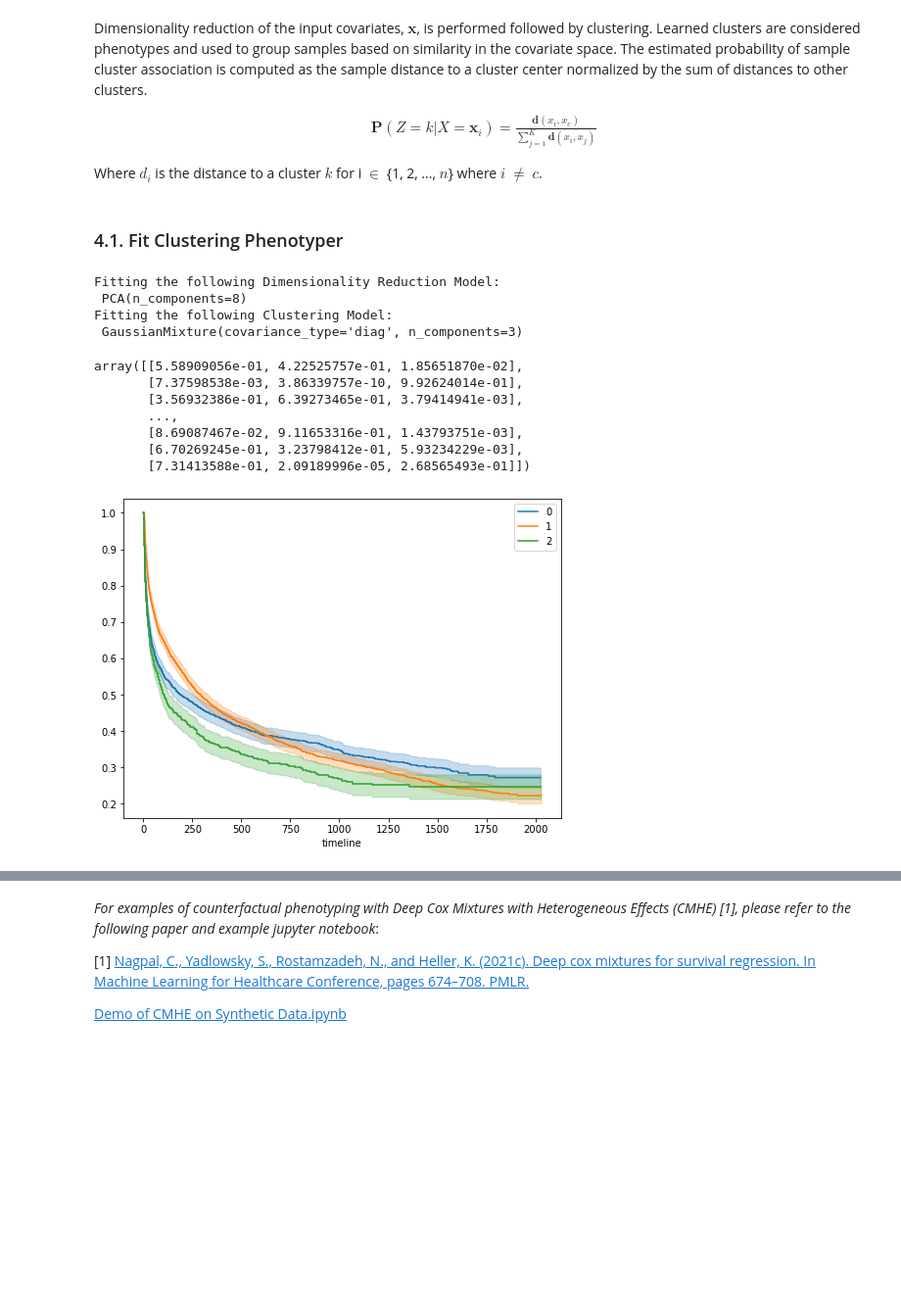
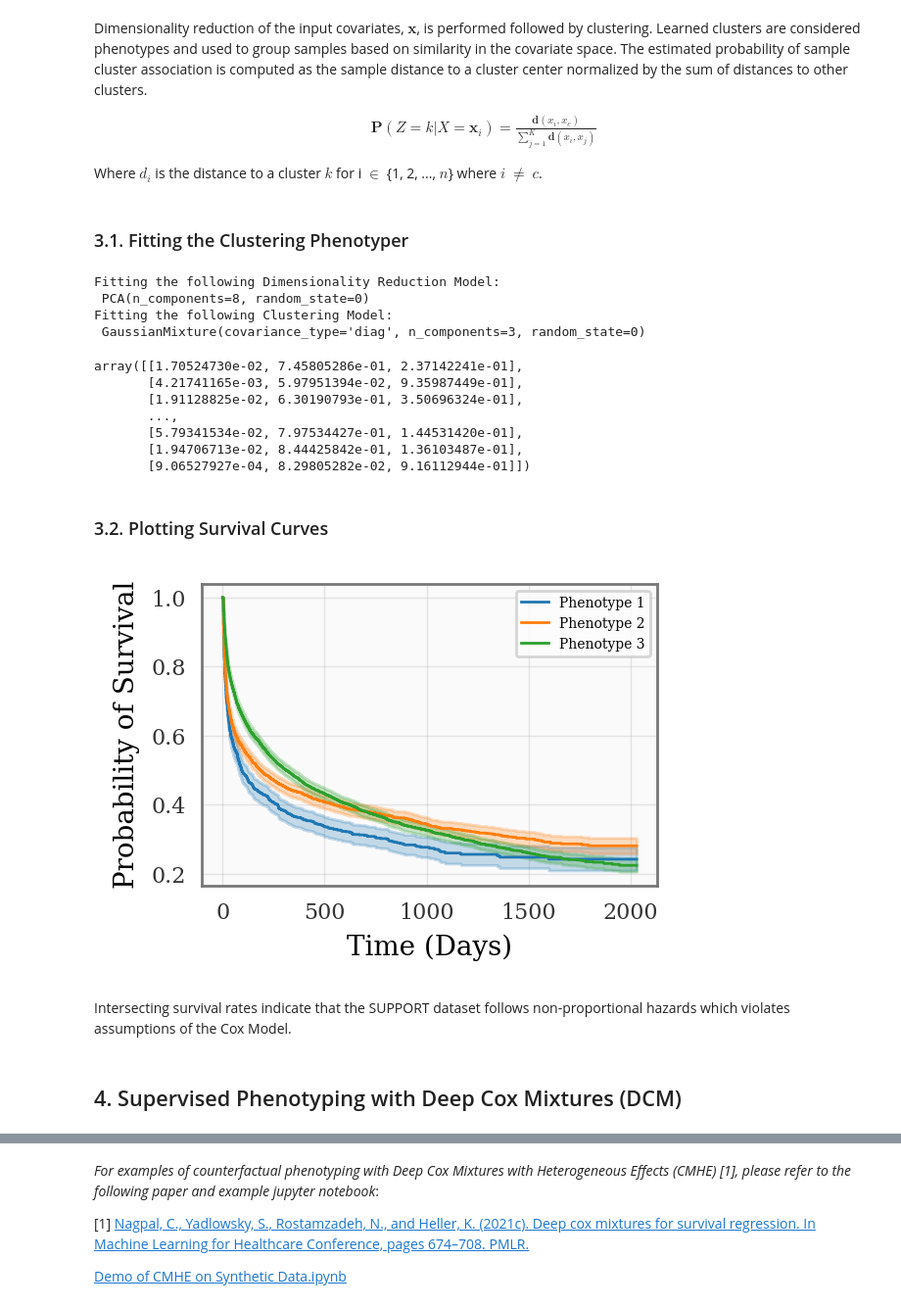
Before and after one commit to autonlab/auton-survival, a Jupyter notebook: examples/Phenotyping Censored Time-to-Events.ipynb, the cells around one changed output, grey strips where cells are left out. Shown at 98% size. Cells and saved outputs as stored; diff of their text form; code cells hidden in the pictures; blank space fills up the shorter version.

```diff
--- a/examples/Phenotyping Censored Time-to-Events.ipynb
+++ b/examples/Phenotyping Censored Time-to-Events.ipynb
@@ -99,21 +98,16 @@ display(outcomes.head(5))
+# %%
+from auton_survival.preprocessing import Preprocessor
+
+preprocessor = Preprocessor(cat_feat_strat='ignore', num_feat_strat= 'mean')
+x = preprocessor.fit_transform(features, cat_feats=cat_feats, num_feats=num_feats,
+                                one_hot=True, fill_value=-1)
 # %%
-# Split the synthetic data into training and testing data
 import numpy as np
 from sklearn.model_selection import train_test_split
 
-features_tr, features_te, y_tr, y_te = train_test_split(features, outcomes, test_size=0.2, random_state=1)
+# Split the data into train and test sets
+x_tr, x_te, y_tr, y_te = train_test_split(x, outcomes, test_size=0.2, random_state=1)
 
-features_tr, features_val, y_tr, y_val = train_test_split(features_tr, y_tr, test_size=0.25, random_state=1)
-
-features_tr = pd.DataFrame(features_tr)
-features_val = pd.DataFrame(features_val)
-features_te = pd.DataFrame(features_te)
-
-y_tr = pd.DataFrame(y_tr)
-y_val = pd.DataFrame(y_val)
-y_te = pd.DataFrame(y_te)
-
-print(f'Number of training data points: {len(features_tr)}')
-print(f'Number of validation data points: {len(features_val)}')
-print(f'Number of test data points: {len(features_te)}')
+print(f'Number of training data points: {len(x_tr)}')
+print(f'Number of test data points: {len(x_te)}')
 # %% [output]
@@ -219,12 +175,14 @@ Dimensionality reduction of the input covariates, $\mathbf{x}$, is performed fol
 Where $d_i$ is the distance to a cluster $k$ for i $\in$ \{1, 2, ..., $n$\} where $i$ $\not=$ $c$.
 # %% [markdown]
 <a id="fitcluster"></a>
-### 4.1. Fit Clustering Phenotyper
+### 3.1. Fitting the Clustering Phenotyper
 # %%
 from auton_survival.phenotyping import ClusteringPhenotyper
 
+# Perform dimensionality reduction using Principal Component Analysis (PCA)
+dim_red_method = 'pca'
+# We use a Gaussian Mixture Model with a diagonal covariance matrix
 clustering_method = 'gmm'
-dim_red_method = 'pca' # Perform dimensionality reduction using Principal Component Analysis (PCA)
 n_components = 8
 n_clusters = 2 # Number of underlying phenotypes
 
@@ -238,26 +196,36 @@ clustering_phenotypes = ClusteringPhenotyper(clustering_method=clustering_method
 clustering_phenotypes
 # %% [output]
 Fitting the following Dimensionality Reduction Model:
- PCA(n_components=8)
+ PCA(n_components=8, random_state=0)
 Fitting the following Clustering Model:
- GaussianMixture(covariance_type='diag', n_components=3)
+ GaussianMixture(covariance_type='diag', n_components=3, random_state=0)
-array([[5.58909056e-01, 4.22525757e-01, 1.85651870e-02],
-       [7.37598538e-03, 3.86339757e-10, 9.92624014e-01],
-       [3.56932386e-01, 6.39273465e-01, 3.79414941e-03],
+array([[1.70524730e-02, 7.45805286e-01, 2.37142241e-01],
+       [4.21741165e-03, 5.97951394e-02, 9.35987449e-01],
+       [1.91128825e-02, 6.30190793e-01, 3.50696324e-01],
        ...,
-       [8.69087467e-02, 9.11653316e-01, 1.43793751e-03],
-       [6.70269245e-01, 3.23798412e-01, 5.93234229e-03],
-       [7.31413588e-01, 2.09189996e-05, 2.68565493e-01]])
+       [5.79341534e-02, 7.97534427e-01, 1.44531420e-01],
+       [1.94706713e-02, 8.44425842e-01, 1.36103487e-01],
+       [9.06527927e-04, 8.29805282e-02, 9.16112944e-01]])
+# %% [markdown]
+<a id="clusterplot"></a>
+### 3.2. Plotting Survival Curves
 # %%
-# Estimate the probability of survival for phenotypes using the Kaplan Meier estimator.
 import matplotlib.pyplot as plt
 
-plt.figure(figsize=(8,6))
-reporting.plot_kaplanmeier(outcomes.loc[features_tr.index], clustering_phenotypes.argmax(axis=1))
+plt.figure(figsize=(3, 2))
 
-plt.legend(loc="upper right")
+# Estimate the probability of survival for phenotypes using the Kaplan Meier estimator.
+reporting.plot_kaplanmeier(outcomes.loc[x_tr.index], clustering_phenotypes.argmax(axis=1))
 
-#plt.ylim(0, 1)
+plt.xlabel('Time (Days)')
+plt.ylabel('Probability of Survival')
+plt.xlabel('Time (Days)')
+plt.legend(['Phenotype 1', 'Phenotype 2', 'Phenotype 3'], loc="upper right")
 plt.show()
 # %% [output]
-[figure, old version]
+[figure, new version]
+# %% [markdown]
+Intersecting survival rates indicate that the SUPPORT dataset follows non-proportional hazards which violates assumptions of the Cox Model.
+# %% [markdown]
+<a id="DCM"></a>
+## 4. Supervised Phenotyping with Deep Cox Mixtures (DCM)
```
Also changed, not shown: parts of 46 cells of this notebook, 10 other files.
